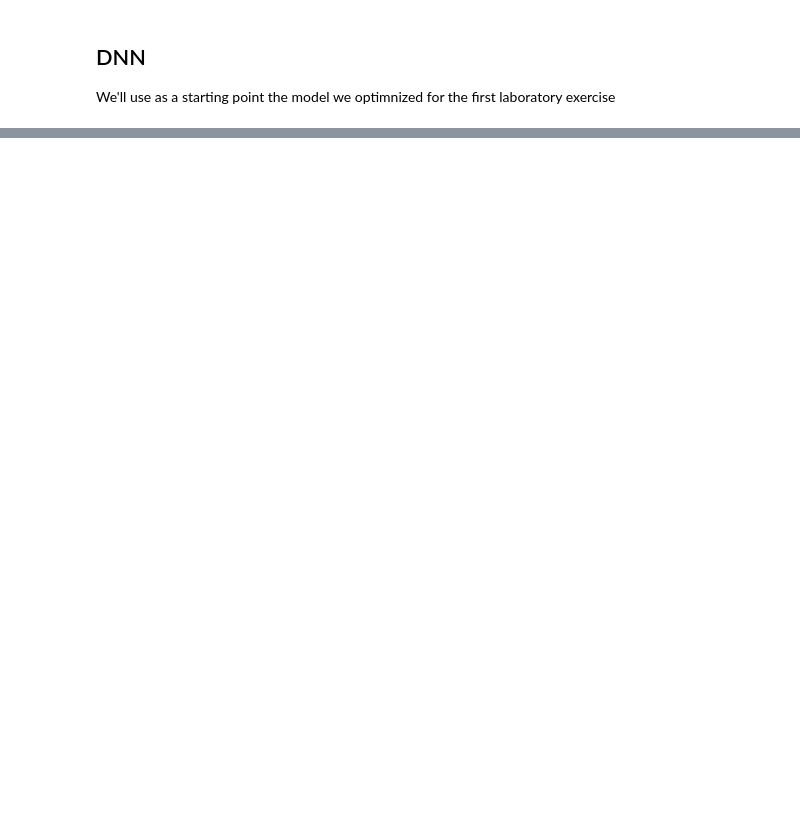
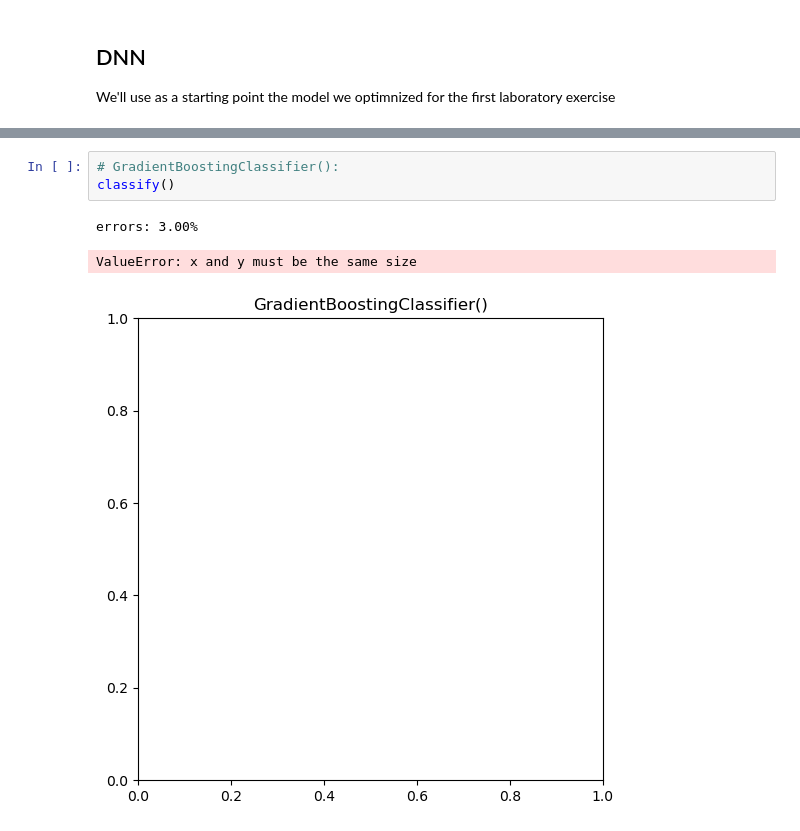
Before and after one commit to davbac/LCP-modB, a Jupyter notebook: ex04/group2309_exercise4.ipynb, the cells around one changed output, grey strips where cells are left out. Drawn from its saved outputs; the diff is of its cells as text; blank space fills up the shorter version.

```diff
--- a/ex04/group2309_exercise4.ipynb
+++ b/ex04/group2309_exercise4.ipynb
@@ -162,0 +218,7 @@ plt.show
+# %%
+# GradientBoostingClassifier():
+classify()
+# %% [output]
+errors: 3.00%
+ValueError: x and y must be the same size
+[figure, added]
```
Also changed, not shown: parts of 11 cells of this notebook.
